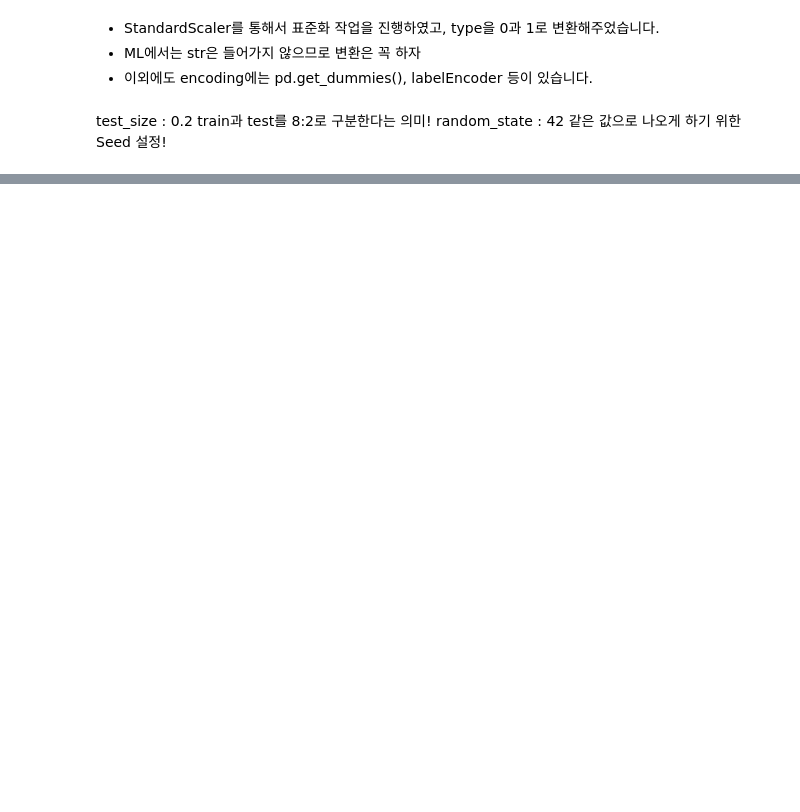
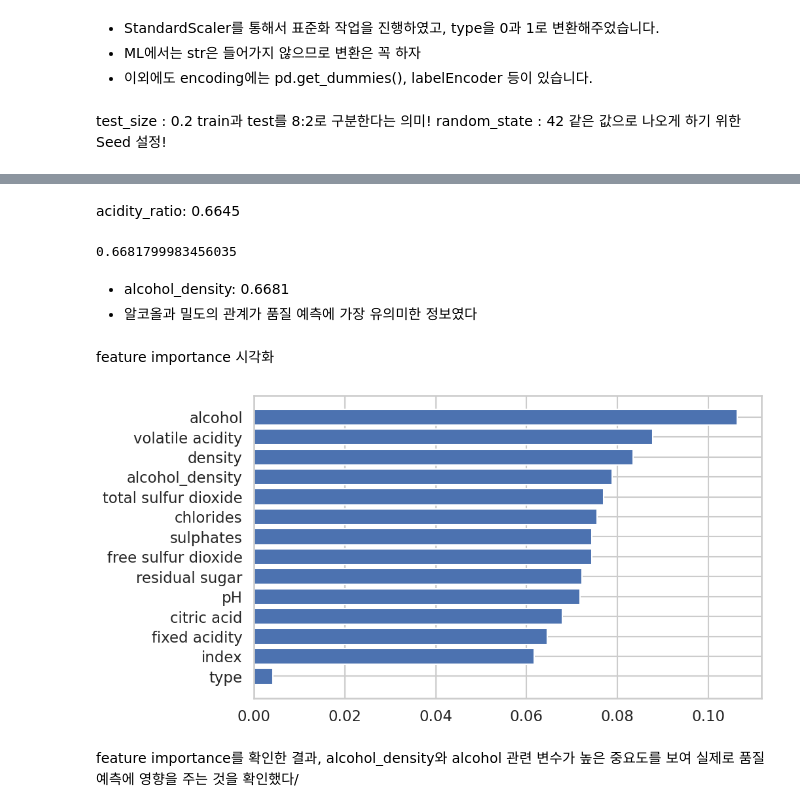
Before and after one commit to peperjet/bc-ml, a Jupyter notebook: dacon/wine2.ipynb, the cells around one changed output, grey strips where cells are left out. Saved outputs shown, nothing was run; the diff lists cells and outputs as text; code cells hidden in the pictures; blank space fills up the shorter version.

```diff
--- a/dacon/wine2.ipynb
+++ b/dacon/wine2.ipynb
@@ -418,0 +481,52 @@ print("기본 점수:", base_score)
+# %% [markdown]
+acidity_ratio: 0.6645
+# %%
+X_final = X.copy()
+X_final['alcohol_density'] = X_final['alcohol'] / X_final['density']
+
+score_final = cross_val_score(model, X_final, y, cv=5).mean()
+print(score_final)
+# %% [output]
+0.6681799983456035
+# %% [markdown]
+- alcohol_density: 0.6681
+- 알코올과 밀도의 관계가 품질 예측에 가장 유의미한 정보였다
+# %%
+from sklearn.ensemble import RandomForestClassifier
+
+# 1. 최종 데이터 구성 (검증된 feature만)
+X_final = train.drop('quality', axis=1).copy()
+X_final['alcohol_density'] = X_final['alcohol'] / X_final['density']
+
+y = train['quality']
+
+# test도 동일하게 맞춰야 함
+test_final = test.copy()
+test_final['alcohol_density'] = test_final['alcohol'] / test_final['density']
+
+# 2. 모델 학습
+model = RandomForestClassifier(random_state=42)
+model.fit(X_final, y)
+
+# 3. 예측
+pred_test = model.predict(test_final)
+
+# 4. 제출 파일 생성
+submission['quality'] = pred_test
+submission.to_csv('submission_final.csv', index=False)
+# %% [markdown]
+feature importance 시각화
+# %%
+importance = pd.DataFrame({
+    'feature': X_final.columns,
+    'importance': model.feature_importances_
+}).sort_values(by='importance', ascending=False)
+
+plt.figure(figsize=(10,6))
+plt.barh(importance['feature'], importance['importance'])
+plt.gca().invert_yaxis()
+plt.show()
+# %% [output]
+[figure, added]
+# %% [markdown]
+feature importance를 확인한 결과, alcohol_density와 alcohol 관련 변수가 높은 중요도를 보여 실제로 품질 예측에 영향을 주는 것을 확인했다/
```
Also changed, not shown: parts of 11 cells of this notebook.
